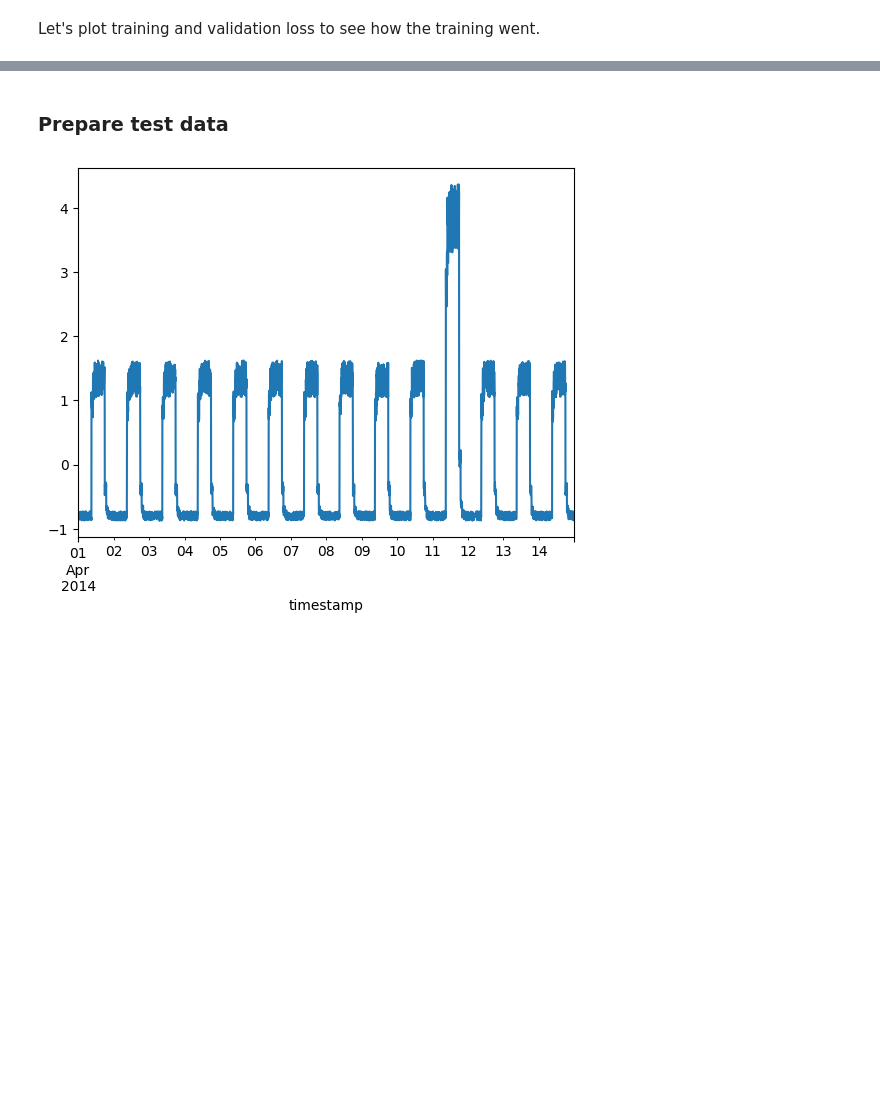
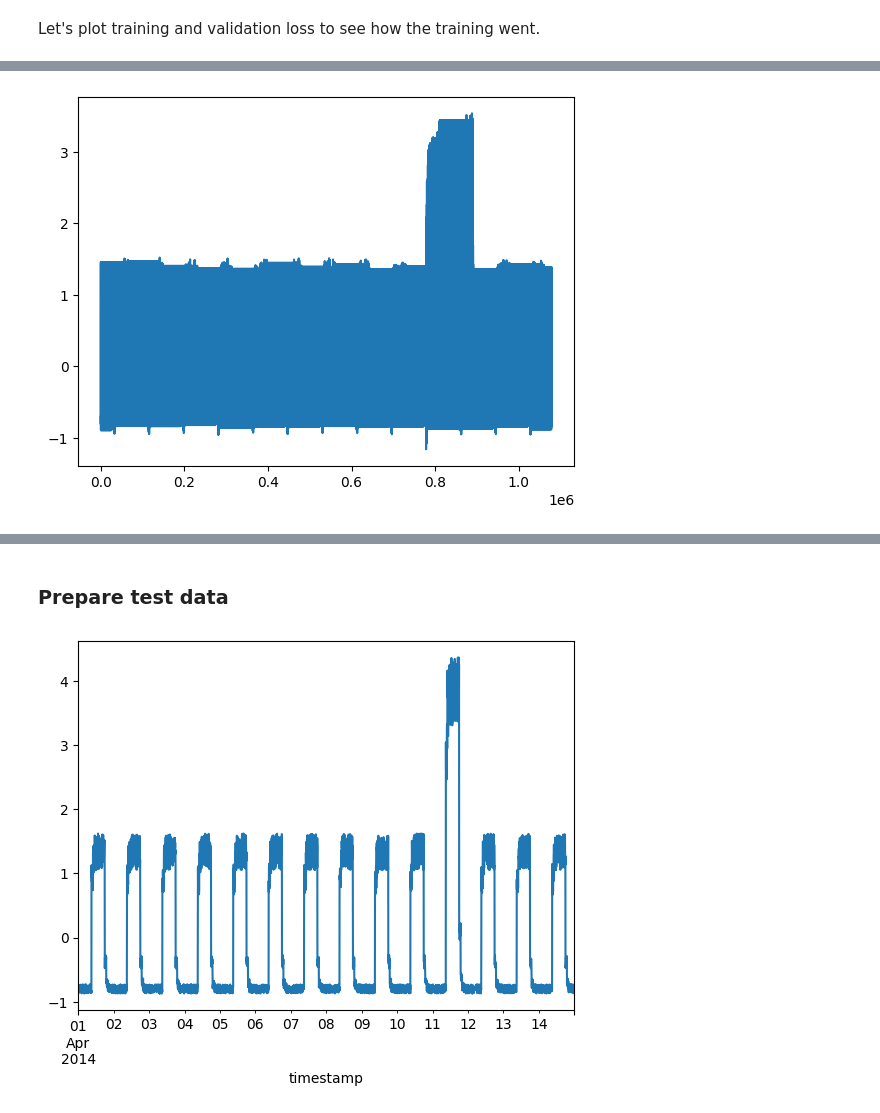
Before and after one commit to orkungedik/ml, a Jupyter notebook: examples/timeseries/ipynb/timeseries_anomaly_detection.ipynb, the cells around one changed output, grey strips where cells are left out. Saved outputs shown, nothing was run; the diff lists cells and outputs as text; code cells hidden in the pictures; blank space fills up the shorter version.

```diff
--- a/examples/timeseries/ipynb/timeseries_anomaly_detection.ipynb
+++ b/examples/timeseries/ipynb/timeseries_anomaly_detection.ipynb
@@ -221,0 +228,6 @@ plt.show()
+# %%
+# Checking how the first sequence is learnt
+plt.plot(x_test_pred.reshape(-1))
+plt.show()
+# %% [output]
+[figure, added]
```
Also changed, not shown: parts of 8 cells of this notebook.
